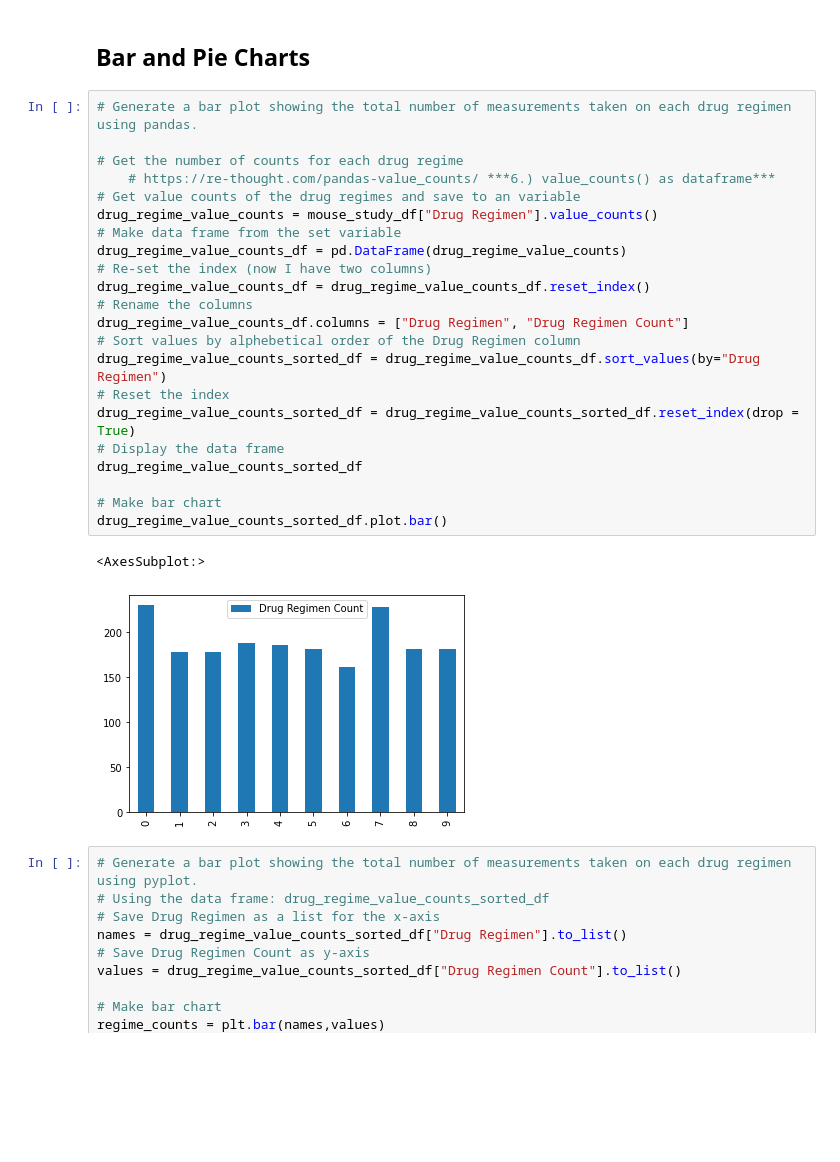
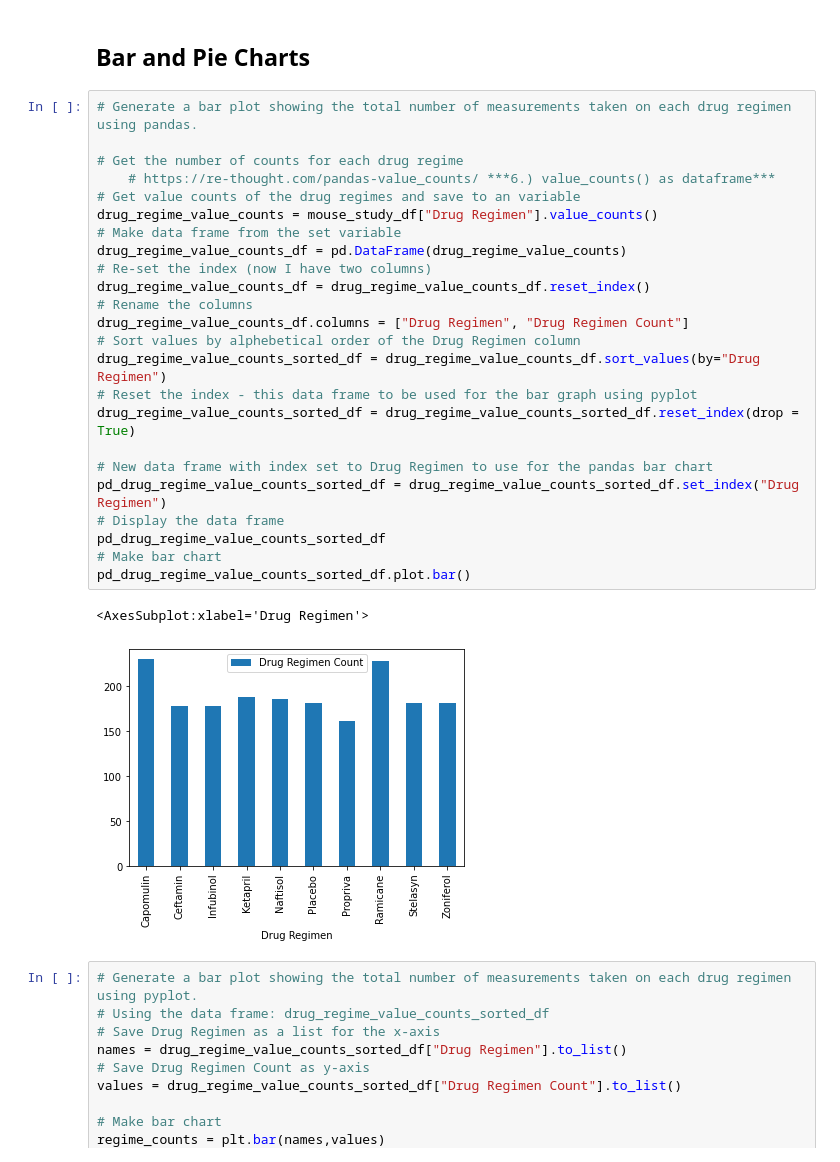
Before and after one commit to isdicely/matplotlib-challenge, a Jupyter notebook: pymaceuticals_starter.ipynb, the cells around one changed output. Saved outputs shown, nothing was run; the diff lists cells and outputs as text; blank space fills up the shorter version.

Commit message:
Added labels to the columns in pandas bar graph and labels to pandas pie chart

```diff
--- a/pymaceuticals_starter.ipynb
+++ b/pymaceuticals_starter.ipynb
@@ -209,28 +209,30 @@ tumor_vl_stats_df2
 # %%
 # Generate a bar plot showing the total number of measurements taken on each drug regimen using pandas.
 
 # Get the number of counts for each drug regime
     # https://re-thought.com/pandas-value_counts/ ***6.) value_counts() as dataframe***
 # Get value counts of the drug regimes and save to an variable
 drug_regime_value_counts = mouse_study_df["Drug Regimen"].value_counts()
 # Make data frame from the set variable
 drug_regime_value_counts_df = pd.DataFrame(drug_regime_value_counts)
 # Re-set the index (now I have two columns)
 drug_regime_value_counts_df = drug_regime_value_counts_df.reset_index()
 # Rename the columns
 drug_regime_value_counts_df.columns = ["Drug Regimen", "Drug Regimen Count"]
 # Sort values by alphebetical order of the Drug Regimen column
 drug_regime_value_counts_sorted_df = drug_regime_value_counts_df.sort_values(by="Drug Regimen")
-# Reset the index
+# Reset the index - this data frame to be used for the bar graph using pyplot
 drug_regime_value_counts_sorted_df = drug_regime_value_counts_sorted_df.reset_index(drop = True)
+
+# New data frame with index set to Drug Regimen to use for the pandas bar chart
+pd_drug_regime_value_counts_sorted_df = drug_regime_value_counts_sorted_df.set_index("Drug Regimen")
 # Display the data frame
-drug_regime_value_counts_sorted_df
-
+pd_drug_regime_value_counts_sorted_df
 # Make bar chart
-drug_regime_value_counts_sorted_df.plot.bar()
+pd_drug_regime_value_counts_sorted_df.plot.bar()
 # %% [output]
-<AxesSubplot:>
+<AxesSubplot:xlabel='Drug Regimen'>
-[figure, old version]
+[figure, new version]
 # %%
 # Generate a bar plot showing the total number of measurements taken on each drug regimen using pyplot.
 # Using the data frame: drug_regime_value_counts_sorted_df
```
Also changed, not shown: parts of 1 cell of this notebook.
